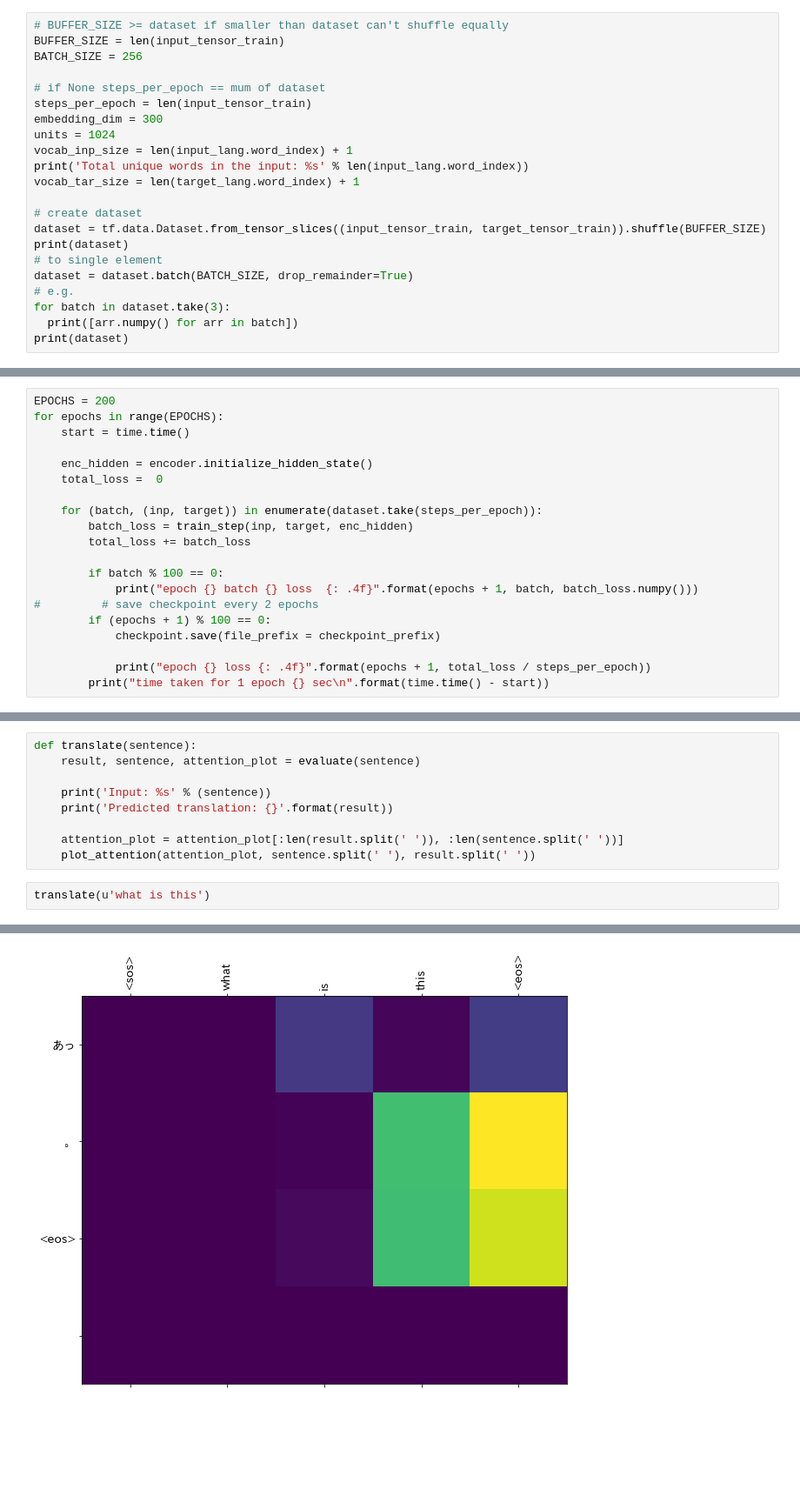
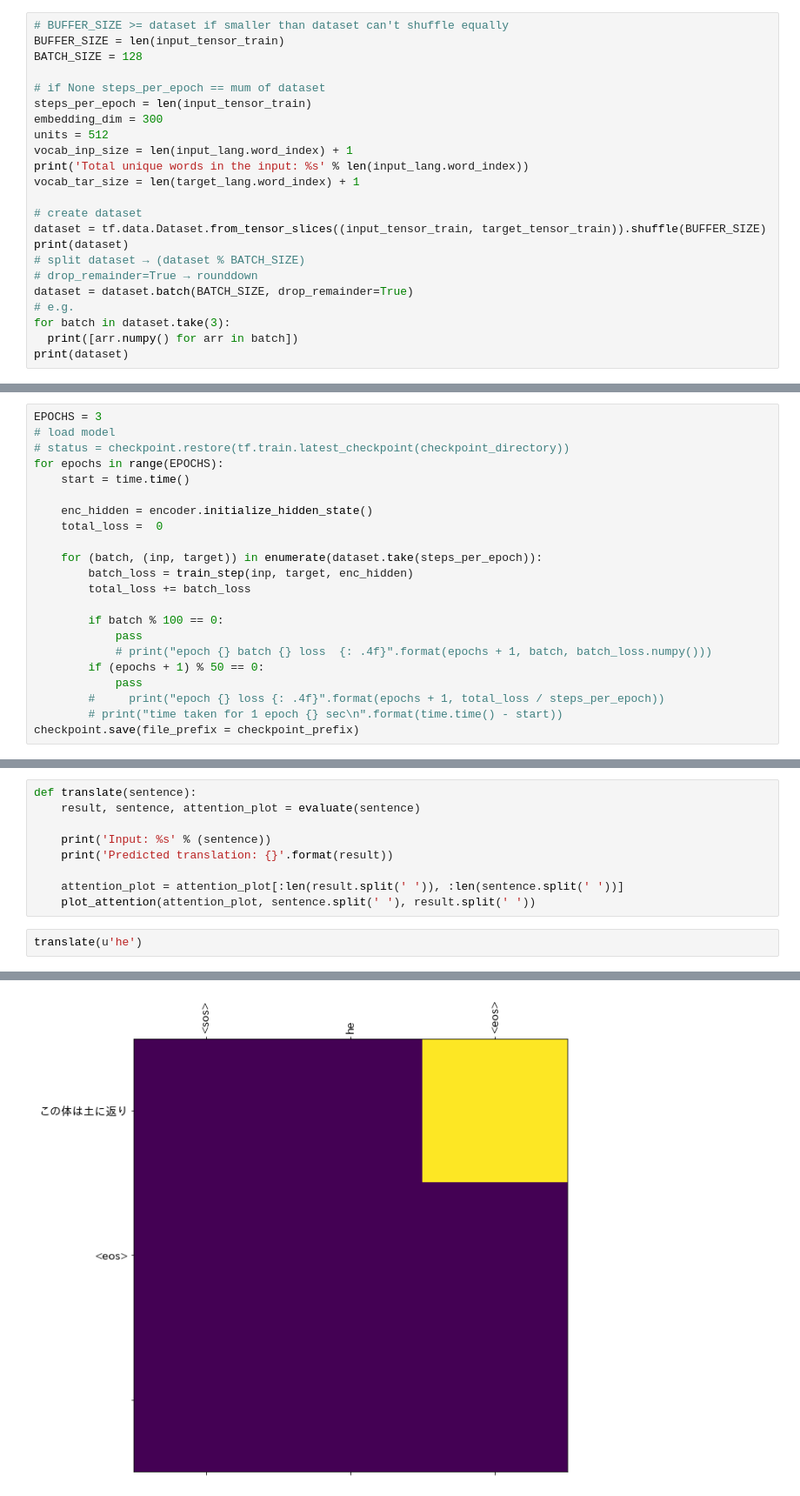
Before and after one commit to atsushii/Neural-Machine-Translation-Project, a Jupyter notebook: text_translation/text_translation.ipynb, the cells around one changed output, grey strips where cells are left out. Shown at 87% size. Cells and saved outputs as stored; diff of their text form; blank space fills up the shorter version.

Commit message:
add load model

```diff
--- a/text_translation/text_translation.ipynb
+++ b/text_translation/text_translation.ipynb
@@ -181,12 +181,12 @@ output lang: index to word mapping
 # %%
 # BUFFER_SIZE >= dataset if smaller than dataset can't shuffle equally
 BUFFER_SIZE = len(input_tensor_train)
-BATCH_SIZE = 256
+BATCH_SIZE = 128
 
 # if None steps_per_epoch == mum of dataset
 steps_per_epoch = len(input_tensor_train)
 embedding_dim = 300
-units = 1024
+units = 512
 vocab_inp_size = len(input_lang.word_index) + 1
 print('Total unique words in the input: %s' % len(input_lang.word_index))
 vocab_tar_size = len(target_lang.word_index) + 1
@@ -194,7 +194,8 @@ vocab_tar_size = len(target_lang.word_index) + 1
 # create dataset
 dataset = tf.data.Dataset.from_tensor_slices((input_tensor_train, target_tensor_train)).shuffle(BUFFER_SIZE)
 print(dataset)
-# to single element
+# split dataset → (dataset % BATCH_SIZE)
+# drop_remainder=True → rounddown
 dataset = dataset.batch(BATCH_SIZE, drop_remainder=True)
 # e.g.
 for batch in dataset.take(3):
@@ -434,7 +435,9 @@ def train_step(inp, target, enc_hidden):
 
         return batch_loss
 # %%
-EPOCHS = 200
+EPOCHS = 3
+# load model
+# status = checkpoint.restore(tf.train.latest_checkpoint(checkpoint_directory))
 for epochs in range(EPOCHS):
     start = time.time()
 
@@ -446,11 +449,11 @@ for epochs in range(EPOCHS):
         total_loss += batch_loss
 
         if batch % 100 == 0:
-            print("epoch {} batch {} loss  {: .4f}".format(epochs + 1, batch, batch_loss.numpy()))
-#         # save checkpoint every 2 epochs
-        if (epochs + 1) % 100 == 0:
-            checkpoint.save(file_prefix = checkpoint_prefix)
-
-            print("epoch {} loss {: .4f}".format(epochs + 1, total_loss / steps_per_epoch))
-        print("time taken for 1 epoch {} sec\n".format(time.time() - start))
+            pass
+            # print("epoch {} batch {} loss  {: .4f}".format(epochs + 1, batch, batch_loss.numpy()))
+        if (epochs + 1) % 50 == 0:
+            pass
+        #     print("epoch {} loss {: .4f}".format(epochs + 1, total_loss / steps_per_epoch))
+        # print("time taken for 1 epoch {} sec\n".format(time.time() - start))
+checkpoint.save(file_prefix = checkpoint_prefix)
 # %% [output]
@@ -537,5 +523,5 @@ def translate(sentence):
     attention_plot = attention_plot[:len(result.split(' ')), :len(sentence.split(' '))]
     plot_attention(attention_plot, sentence.split(' '), result.split(' '))
 # %%
-translate(u'what is this')
+translate(u'he')
 # %% [output]
@@ -545 +531 @@ Predicted translation: あっ 。 <eos>
-[figure, old version]
+[figure, new version]
```
Also changed, not shown: parts of 9 cells of this notebook.
